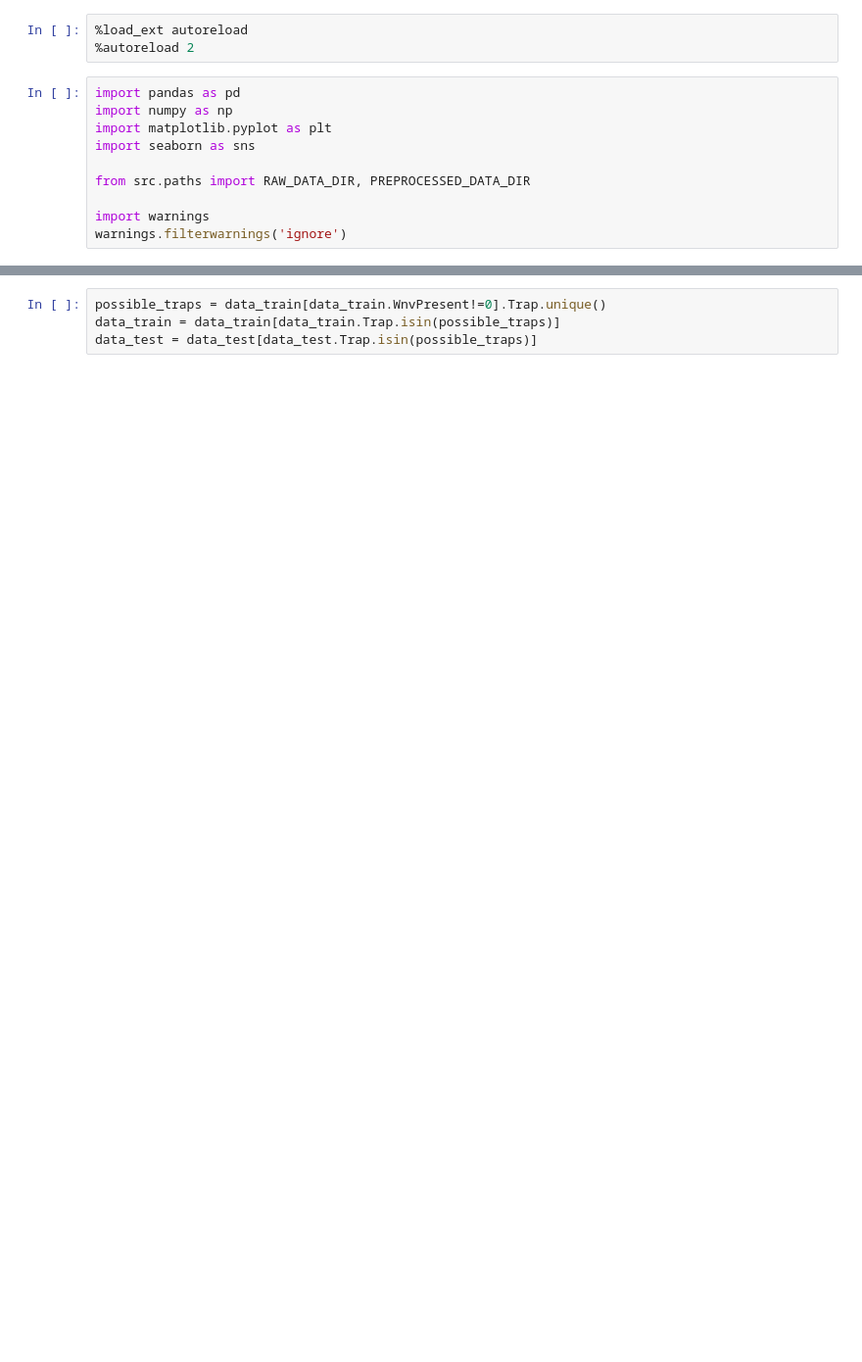
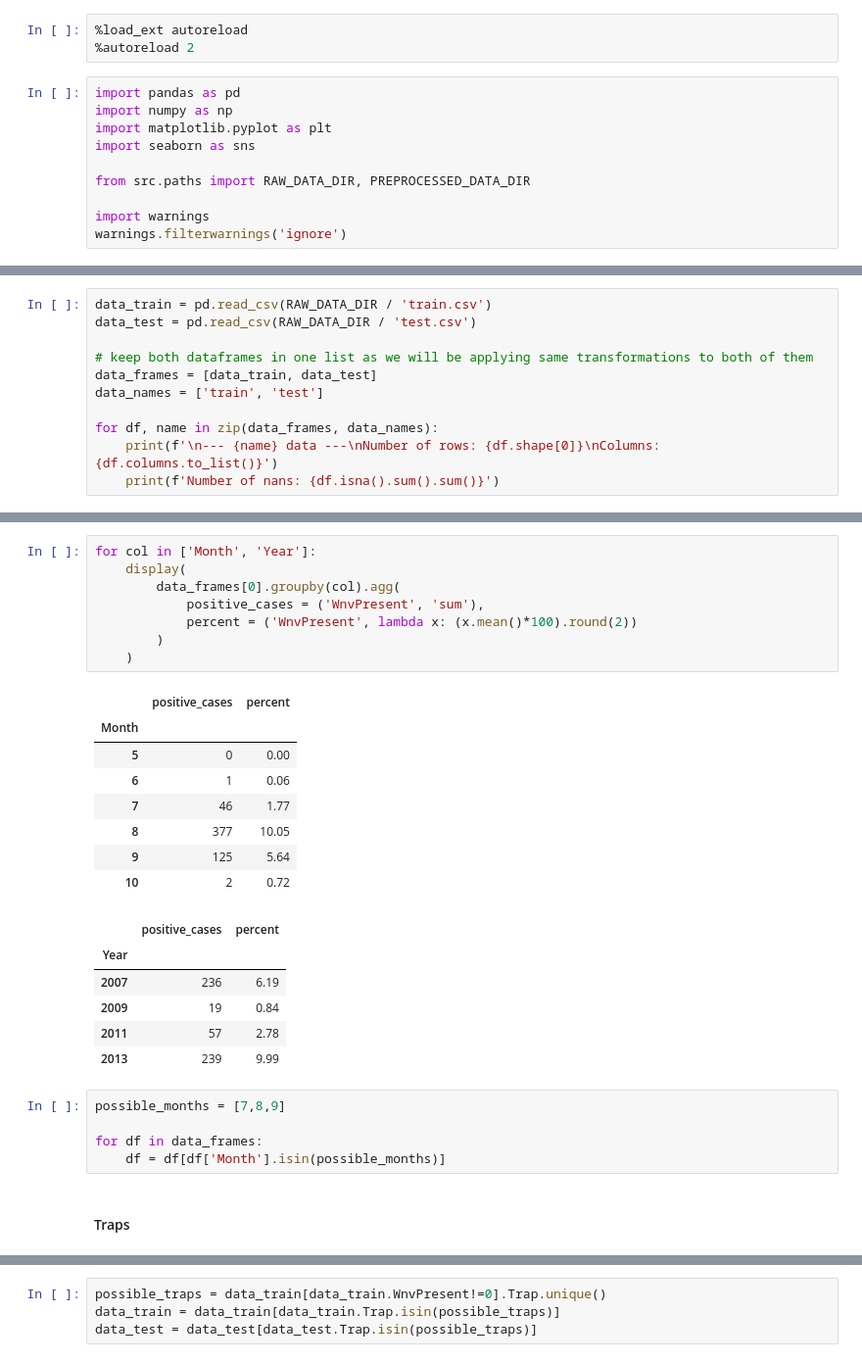
Before and after one commit to AgaZgo/west_nile_virus_prediction, a Jupyter notebook: notebooks/exploratory_data_analysis.ipynb, the cells around one changed output, grey strips where cells are left out. Shown at 98% size. Saved outputs shown, nothing was run; the diff lists cells and outputs as text; blank space fills up the shorter version.

```diff
--- a/notebooks/exploratory_data_analysis.ipynb
+++ b/notebooks/exploratory_data_analysis.ipynb
@@ -48,0 +16,11 @@ data_test.Date = pd.to_datetime(data_test.Date)
+# %%
+data_train = pd.read_csv(RAW_DATA_DIR / 'train.csv')
+data_test = pd.read_csv(RAW_DATA_DIR / 'test.csv')
+
+# keep both dataframes in one list as we will be applying same transformations to both of them
+data_frames = [data_train, data_test]
+data_names = ['train', 'test']
+
+for df, name in zip(data_frames, data_names):
+    print(f'\n--- {name} data ---\nNumber of rows: {df.shape[0]}\nColumns: {df.columns.to_list()}')
+    print(f'Number of nans: {df.isna().sum().sum()}')
@@ -49 +140,31 @@ data_test.Date = pd.to_datetime(data_test.Date)
+# %%
+for col in ['Month', 'Year']:
+    display(
+        data_frames[0].groupby(col).agg(
+            positive_cases = ('WnvPresent', 'sum'),
+            percent = ('WnvPresent', lambda x: (x.mean()*100).round(2))
+        )
+    )
+# %% [output]
+|  | positive_cases | percent |
+| Month |  |  |
+| 5 | 0 | 0.00 |
+| 6 | 1 | 0.06 |
+| 7 | 46 | 1.77 |
+| 8 | 377 | 10.05 |
+| 9 | 125 | 5.64 |
+| 10 | 2 | 0.72 |
+|  | positive_cases | percent |
+| Year |  |  |
+| 2007 | 236 | 6.19 |
+| 2009 | 19 | 0.84 |
+| 2011 | 57 | 2.78 |
+| 2013 | 239 | 9.99 |
+# %%
+possible_months = [7,8,9]
+
+for df in data_frames:
+    df = df[df['Month'].isin(possible_months)]
+# %% [markdown]
+#### Traps
 # %%
```
Also changed, not shown: parts of 26 cells of this notebook.
